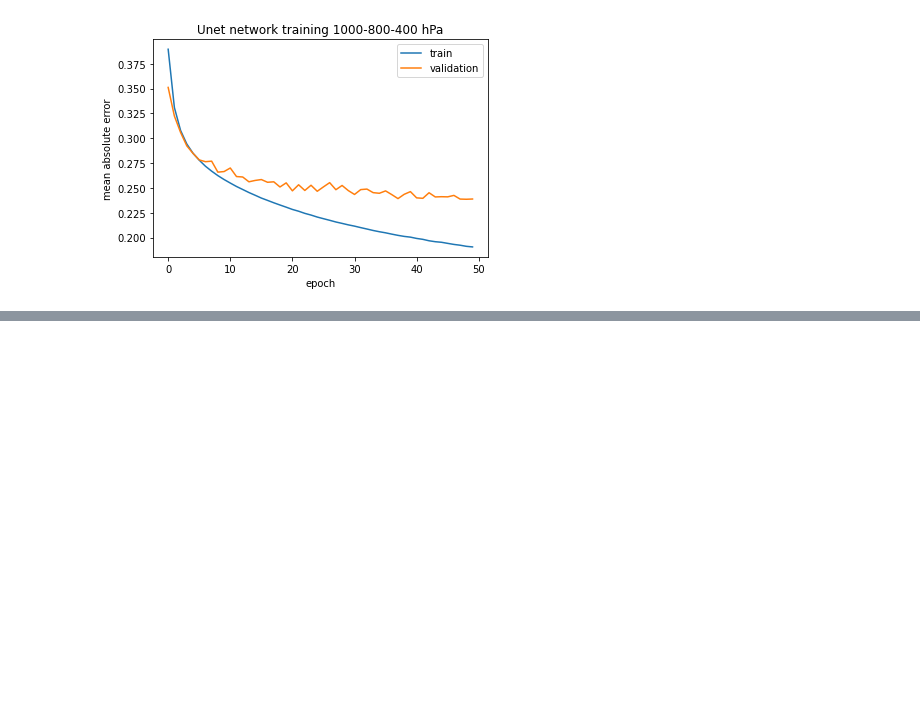
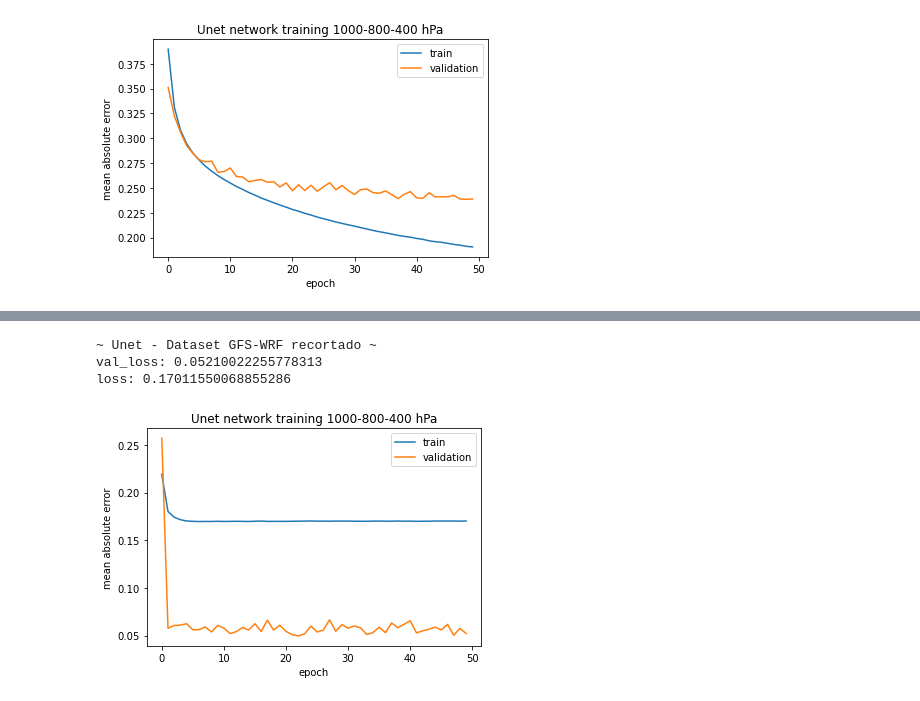
Before and after one commit to JFC95/ProyectoIntegrador_Weather, a Jupyter notebook: Notebooks/larraondo_Unet.ipynb, the cells around one changed output, grey strips where cells are left out. Saved outputs shown, nothing was run; the diff lists cells and outputs as text; code cells hidden in the pictures; blank space fills up the shorter version.

Commit message:
update redes, add Unet, Rename and update Validation.ipynb

```diff
--- a/Notebooks/larraondo_Unet.ipynb
+++ b/Notebooks/larraondo_Unet.ipynb
@@ -174,0 +247,19 @@ model.save('/opt/datos/entrenamientos/larraondo/unet_val_0-2-6.h5')
+# %%
+history = pickle.load( open( "/opt/datos/entrenamientos/trainHistoryDict_unet_recorte_0-3-5", "rb" ) )
+# %%
+print("~ Unet - Dataset GFS-WRF recortado ~")
+print(f"val_loss: {history['val_loss'][-1]}")
+print(f"loss: {history['loss'][-1]}")
+#print(history)
+plt.plot(history['loss'])
+plt.plot(history['val_loss'])
+plt.title('Unet network training 1000-800-400 hPa')
+plt.ylabel('mean absolute error')
+plt.xlabel('epoch')
+plt.legend(['train', 'validation'], loc='upper right')
+plt.show()
+# %% [output]
+~ Unet - Dataset GFS-WRF recortado ~
+val_loss: 0.05210022255778313
+loss: 0.17011550068855286
+[figure, added]
```
Also changed, not shown: parts of 10 cells of this notebook, 3 other files.
